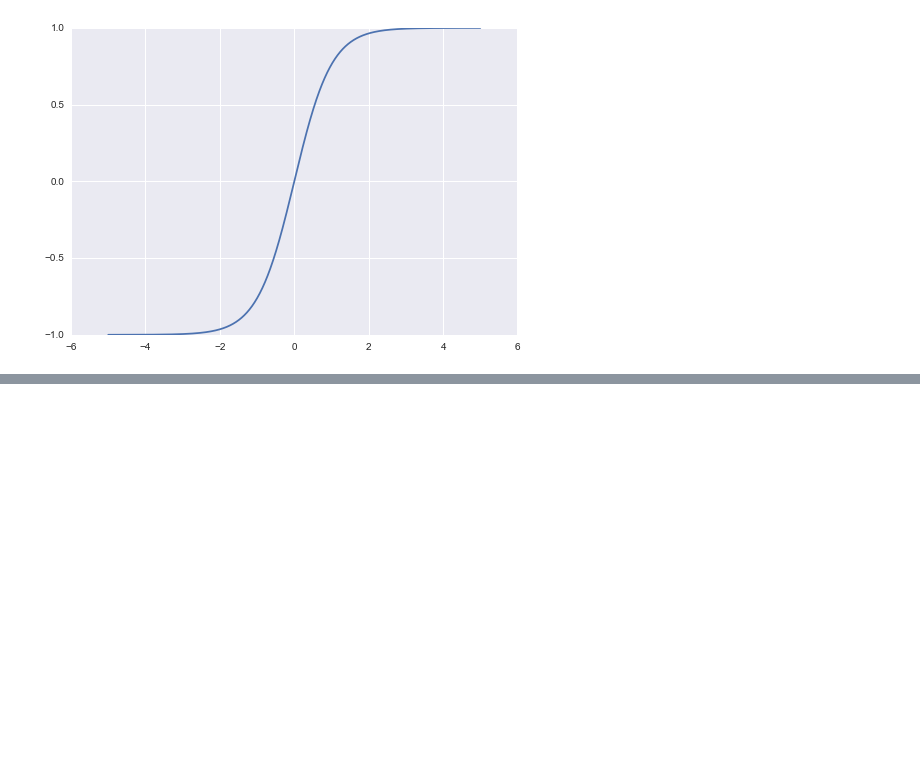
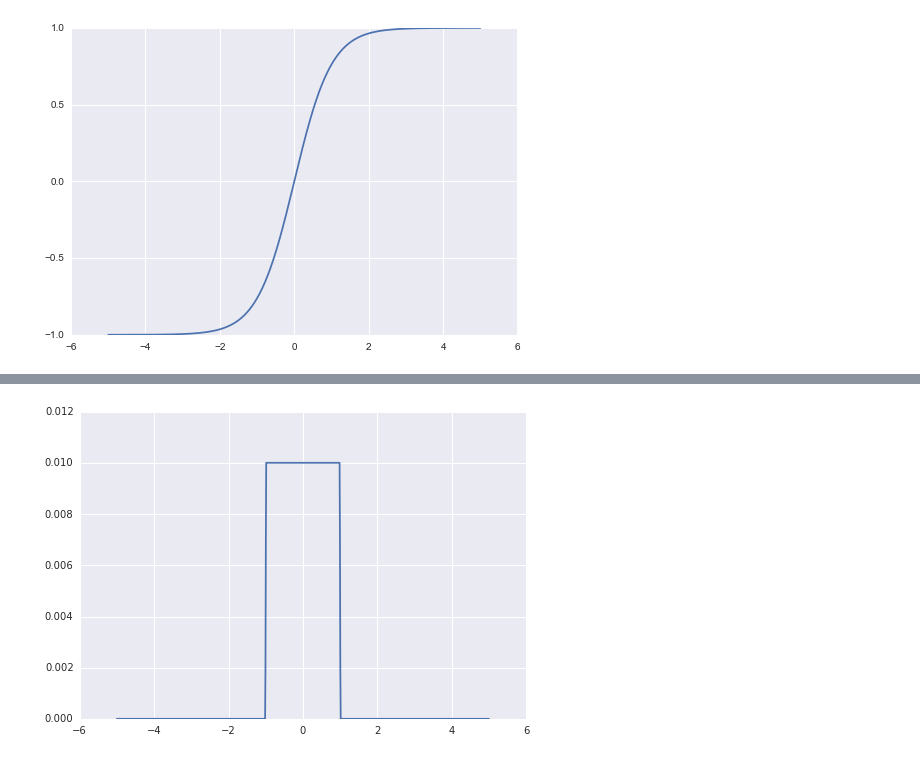
Before and after one commit to CS287/Lectures, a Jupyter notebook: notebooks/Untitled.ipynb, the cells around one changed output, grey strips where cells are left out. Cells and saved outputs as stored; diff of their text form; code cells hidden in the pictures; blank space fills up the shorter version.

```diff
--- a/notebooks/Untitled.ipynb
+++ b/notebooks/Untitled.ipynb
@@ -57,0 +67,7 @@ plt.savefig("tanh.png")
+# %%
+y2 = np.gradient(y)
+plt.plot(x, y2)
+#sns.regplot(y="y", x="x", data={"x":x, "y":y},  scatter=False, order=5)
+plt.savefig("hardtanh_grad.png")
+# %% [output]
+[figure, added]
```
Also changed, not shown: parts of 5 cells of this notebook, 6 other files.
